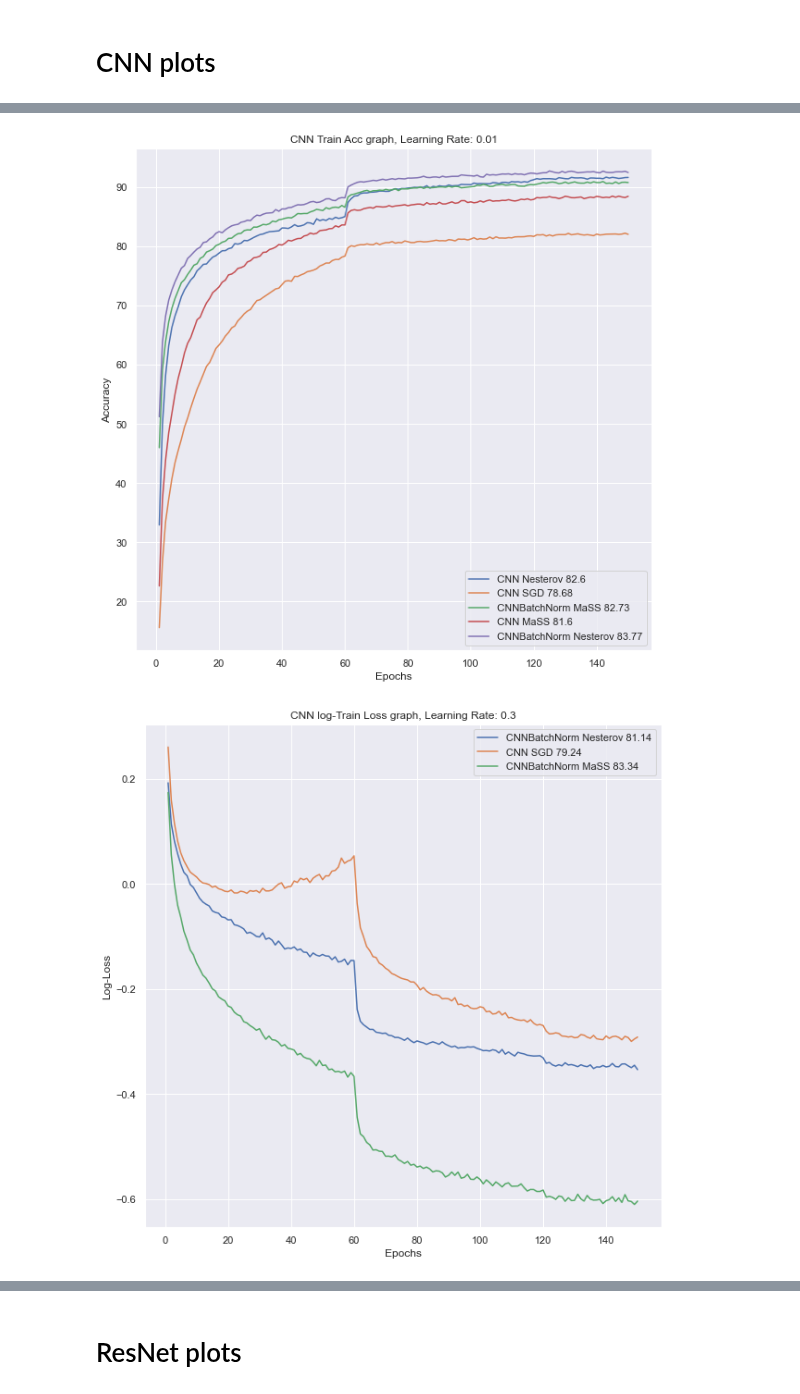
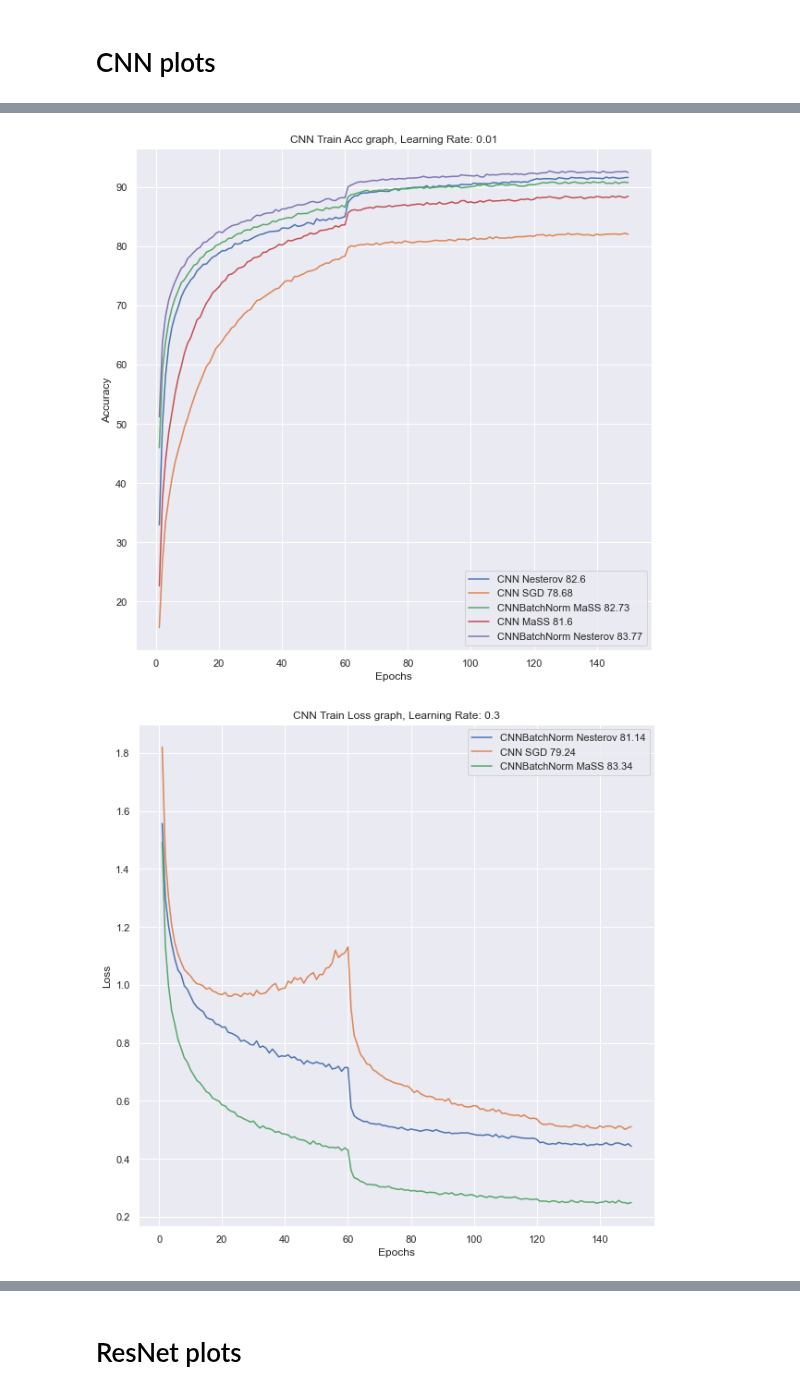
Before and after one commit to COMP6248-Reproducability-Challenge/MaSS-optimiser, a Jupyter notebook: General/Code/Plots.ipynb, the cells around one changed output, grey strips where cells are left out. Drawn from its saved outputs; the diff is of its cells as text; code cells hidden in the pictures.

Commit message:
improved plot funtion

```diff
--- a/General/Code/Plots.ipynb
+++ b/General/Code/Plots.ipynb
@@ -17,11 +17,14 @@ def makePlots(model, lr, graphType, log=False):
     #get directories of specifies files and search in the specified directory
     directory_in_str = os.getcwd() + '/ResultsData/' + graphType
     pathlist = Path(directory_in_str).glob('**/*.csv')
+    #creating a list of required files to plot
+    matches = [model, lr]
 
     for path in pathlist:
         path_in_str = str(path)
 
-        if model and lr in path_in_str:
+        # if model and lr in path_in_str:
+        if all(x in path_in_str for x in matches):
             print(path_in_str)
             temp.append(path_in_str)
 
@@ -75,35 +78,35 @@ makePlots(model, lr, graphType)
 
 model = 'CNN'
 lr = '0.3'
 graphType = 'trainloss'
 
-makePlots(model, lr, graphType, log=True)
+makePlots(model, lr, graphType)
 
 model = 'CNN'
 lr = '0.3'
 graphType = 'trainacc'
 
 makePlots(model, lr, graphType)
 # %% [output]
 /Users/ahmadkida/Documents/SCHOOL/Fourth Year/Deep Learning/MaSS-optimiser/General/Code/ResultsData/trainloss/CNN-Nesterov-0.01-82.6.csv
 /Users/ahmadkida/Documents/SCHOOL/Fourth Year/Deep Learning/MaSS-optimiser/General/Code/ResultsData/trainloss/CNN-SGD-0.01-78.68.csv
 /Users/ahmadkida/Documents/SCHOOL/Fourth Year/Deep Learning/MaSS-optimiser/General/Code/ResultsData/trainloss/CNNBatchNorm-MaSS-0.01-82.73.csv
 /Users/ahmadkida/Documents/SCHOOL/Fourth Year/Deep Learning/MaSS-optimiser/General/Code/ResultsData/trainloss/CNN-MaSS-0.01-81.6.csv
 /Users/ahmadkida/Documents/SCHOOL/Fourth Year/Deep Learning/MaSS-optimiser/General/Code/ResultsData/trainloss/CNNBatchNorm-Nesterov-0.01-83.77.csv
 /Users/ahmadkida/Documents/SCHOOL/Fourth Year/Deep Learning/MaSS-optimiser/General/Code/ResultsData/trainacc/CNN-Nesterov-0.01-82.6.csv
 /Users/ahmadkida/Documents/SCHOOL/Fourth Year/Deep Learning/MaSS-optimiser/General/Code/ResultsData/trainacc/CNN-SGD-0.01-78.68.csv
 /Users/ahmadkida/Documents/SCHOOL/Fourth Year/Deep Learning/MaSS-optimiser/General/Code/ResultsData/trainacc/CNNBatchNorm-MaSS-0.01-82.73.csv
 /Users/ahmadkida/Documents/SCHOOL/Fourth Year/Deep Learning/MaSS-optimiser/General/Code/ResultsData/trainacc/CNN-MaSS-0.01-81.6.csv
 /Users/ahmadkida/Documents/SCHOOL/Fourth Year/Deep Learning/MaSS-optimiser/General/Code/ResultsData/trainacc/CNNBatchNorm-Nesterov-0.01-83.77.csv
 /Users/ahmadkida/Documents/SCHOOL/Fourth Year/Deep Learning/MaSS-optimiser/General/Code/ResultsData/trainloss/CNNBatchNorm-Nesterov-0.3-81.14.csv
 /Users/ahmadkida/Documents/SCHOOL/Fourth Year/Deep Learning/MaSS-optimiser/General/Code/ResultsData/trainloss/CNN-SGD-0.3-79.24.csv
 /Users/ahmadkida/Documents/SCHOOL/Fourth Year/Deep Learning/MaSS-optimiser/General/Code/ResultsData/trainloss/CNNBatchNorm-MaSS-0.3-83.34.csv
 /Users/ahmadkida/Documents/SCHOOL/Fourth Year/Deep Learning/MaSS-optimiser/General/Code/ResultsData/trainacc/CNNBatchNorm-Nesterov-0.3-81.14.csv
 /Users/ahmadkida/Documents/SCHOOL/Fourth Year/Deep Learning/MaSS-optimiser/General/Code/ResultsData/trainacc/CNN-SGD-0.3-79.24.csv
 /Users/ahmadkida/Documents/SCHOOL/Fourth Year/Deep Learning/MaSS-optimiser/General/Code/ResultsData/trainacc/CNNBatchNorm-MaSS-0.3-83.34.csv
 [figure]
 [figure]
-[figure, old version]
+[figure, new version]
 [figure]
 # %% [markdown]
 # ResNet plots
```
Also changed, not shown: parts of 2 cells of this notebook.
